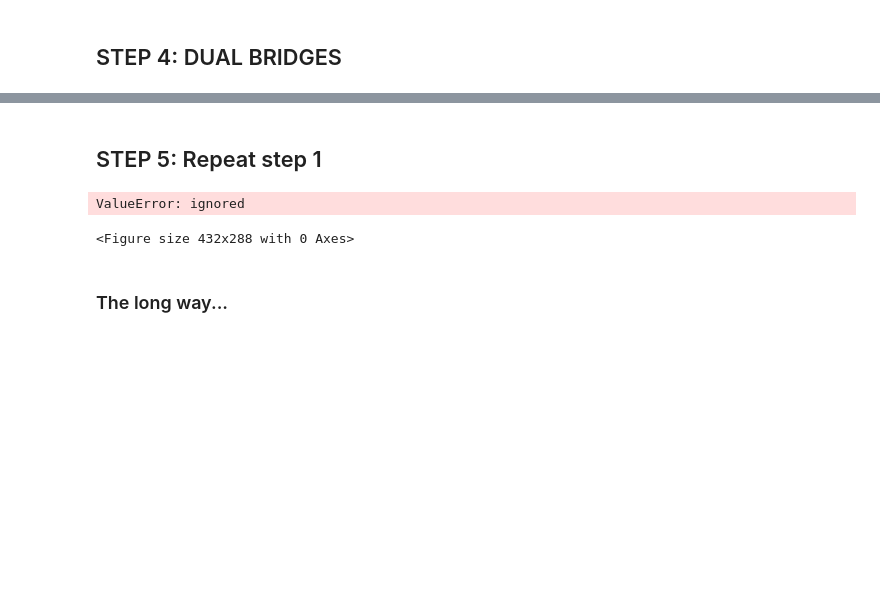
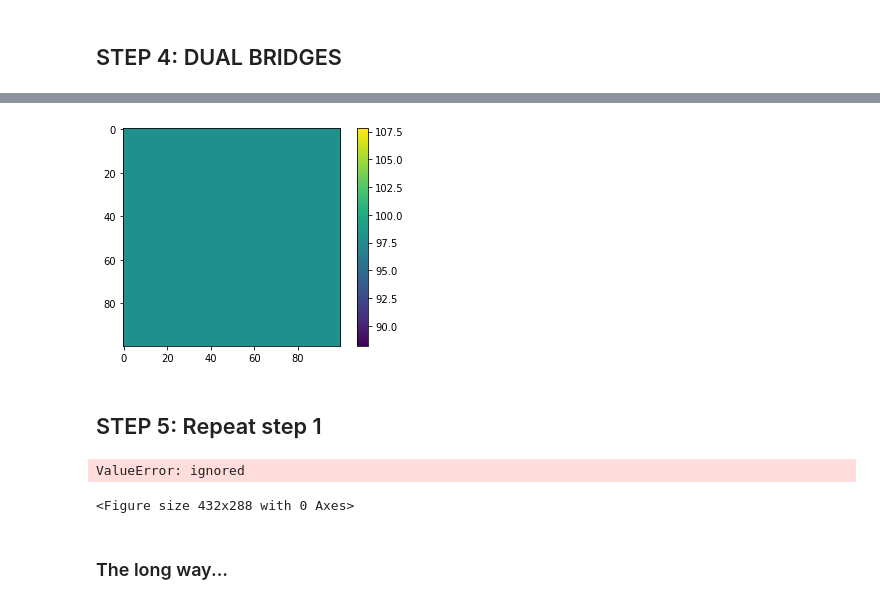
Before and after one commit to moislam1221/parallel-stencil-unstructured, a Jupyter notebook: Swept with advance clean.ipynb, the cells around one changed output, grey strips where cells are left out. Drawn from its saved outputs; the diff is of its cells as text; code cells hidden in the pictures; blank space fills up the shorter version.

```diff
--- a/Swept with advance clean.ipynb
+++ b/Swept with advance clean.ipynb
@@ -209,11 +215,11 @@ def create2Dneighbors(N, periodic=True, diagonalLinks=True):
     return neighbors
 
 def coordinatesRectangle(N):
-    xy = np.zeros((N*N,2))
+    numDofs = N*N
+    xy = np.zeros((numDofs,2))
     dx = 1.0/(N-1)
     x = np.linspace(0,1,N)
-    for dof in arange(len(neighbors)):
-        print(len(neighbors))
+    for dof in arange(numDofs):
         idx = int(dof % N)
         idy = int(dof / N)
         xy[dof,:] = np.array((x[idx], x[idy]))
@@ -1036,7 +1327,7 @@ airfoilMeshFlag = False
 airfoilFineFlag = False
 
 # If not, we want to run square mesh. The following parameters are important then
-N = 10
+N = 50
 nSubdomains = 4
 periodicFlag = False
 diagonalLinksFlag = True
@@ -1045,7 +1336,7 @@ diagonalLinksFlag = True
 PARALLEL_FLAG = True
 
 # Should we save figures
-saveFiguresFlag = False
+saveFiguresFlag = True
 # %%
 # Create the neighbors structure based on inputs
 if airfoilMeshFlag == True:
@@ -1350,8 +1883,11 @@ Subdomain 0- DOFs are: {128, 129, 130, 131, 132, 133, 134, 135, 136, 137, 138, 1
 # %%
-## STAGE 3: DUAL BRIDGE STAGE MAIN ##
+## STAGE 4: DUAL BRIDGE STAGE MAIN ##
 
 # Obtain the filament regions
-filament = obtainFilamentBridgeRegion(seeds, groundLevel)
+# filament = obtainFilamentBridgeRegion(seeds, groundLevel)
+iIter, territories, stopper, fronts = advance(seeds, max(groundLevel)-min(groundLevel), zeros(len(groundLevel)))
+filament = set(np.where(territories == -1)[0])
+territorySetSeeds = territorySetCreator(territories)
 filament = filamentRemoveSeeds(filament, dualSeeds)
 
 # Use METIS to cut the filament region into different pieces
@@ -1364,17 +1900,14 @@ n_cuts, membership = pymetis.part_graph(nparts, xadj=xadj1, adjncy=adjncy1, ewei
 dualBridges = membershipToBridges(nparts, membership, reverseMap)
 
 # Parallel Advance (simulate being on the GPU and partitioning data between shared memory)
-dualBridgeSeeds = bridges
+dualBridgeSeeds = dualBridges
 iIter = int(max(groundLevel)) - int(min(groundLevel))
-# _, territories, stopper, fronts = advance(dualBridgeSeeds, int(max(groundLevel)), groundLevel)
 _, territories, _ = advanceKeepGoing(dualBridgeSeeds, int(max(groundLevel)), groundLevel)
 territorySetDualBridge = territorySetCreator(territories)
-if airfoilMeshFlag == True:
-    plotTerritoriesAirfoilSubdomains(territorySetDualBridge)
-else:
-    plotTerritoriesInSubdomains(territorySetDualBridge, N)
-# from above territorySetUpdateBridge
 territorySetDualBridgeExpanded = expandTerritorySet(territorySetDualBridge, neighbors)
+
+# Record previous ground level
+groundLevelBefore = groundLevel
 
 # Advance
 if PARALLEL_FLAG == True:
@@ -1385,12 +1918,3 @@ if PARALLEL_FLAG == True:
 else:
     iIter, territories, stopper, fronts = advance([filament], max(groundLevel)+1, groundLevel)
     groundLevel = frontsToGroundLevel(fronts)
-
-visualizeAndSaveDualBridge(filament, dualBridges, territorySetDualBridge, groundLevel, airfoilMeshFlag, saveFlag = saveFiguresFlag)
-
-# Print out information pertaining to the bridge step
-numSubdomainsDualBridge = len(territorySetDualBridge)
-print("There are " + str(numSubdomainsDualBridge) + " subdomains/processors/GPU blocks in this step")
-for i in range(numSubdomainsDualBridge):
-    print("Subdomain " + str(i) + "- DOFs are: " + str(territorySetDualBridgeExpanded[i]))
-    print("                       only the following DOFs are updated: " + str(territorySetDualBridge[i]))
@@ -1437,3 +1989,9 @@ else:
+# %%
+# Plot Ground Level
+plotGroundLevel(groundLevel, imshowStyle=imshowFlag)
+savefig("final_configuration.png", dpi = 300)
+# %% [output]
+[figure, added]
 # %% [markdown]
 ## STEP 5: Repeat step 1
 # %%
```
Also changed, not shown: parts of 35 cells of this notebook.
